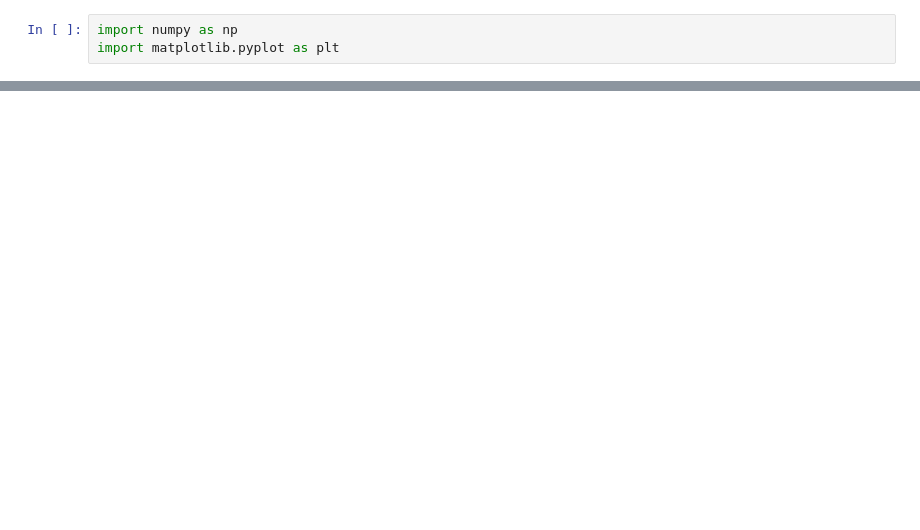
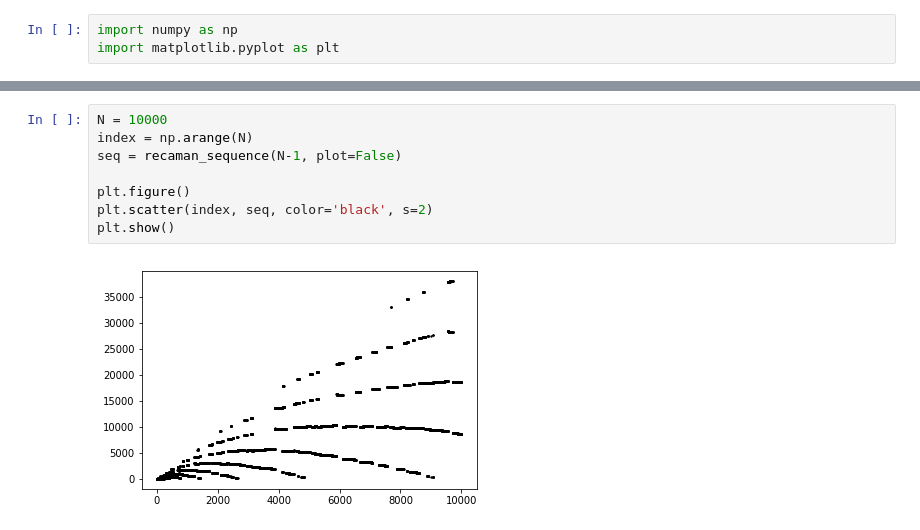
Before and after one commit to bubnicbf/Physics-Libraries, a Jupyter notebook: Project_Euler/Recaman_sequence.ipynb, the cells around one changed output, grey strips where cells are left out. Saved outputs shown, nothing was run; the diff lists cells and outputs as text; blank space fills up the shorter version.

```diff
--- a/Project_Euler/Recaman_sequence.ipynb
+++ b/Project_Euler/Recaman_sequence.ipynb
@@ -48,0 +60,10 @@ plt.show()
+# %%
+N = 10000
+index = np.arange(N)
+seq = recaman_sequence(N-1, plot=False)
+
+plt.figure()
+plt.scatter(index, seq, color='black', s=2)
+plt.show()
+# %% [output]
+[figure, added]
```
Also changed, not shown: parts of 5 cells of this notebook.
